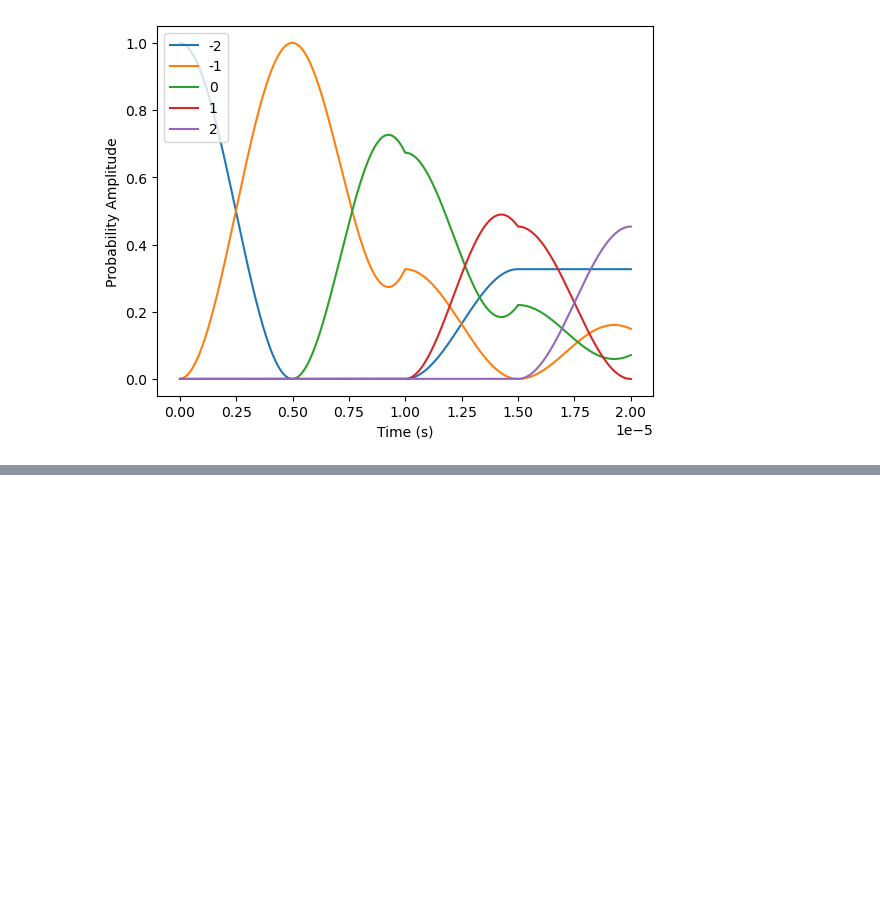
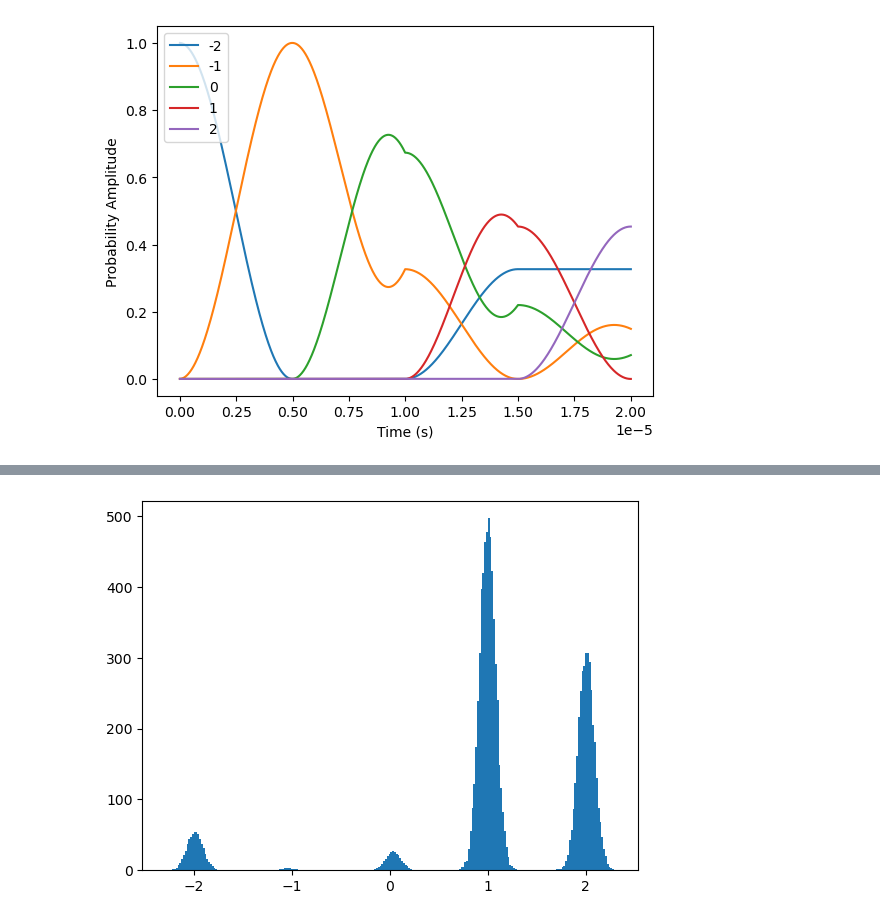
Before and after one commit to tr2g20/simulations, a Jupyter notebook: alternating_pulses_momentum_distribution.ipynb, the cells around one changed output, grey strips where cells are left out. Cells and saved outputs as stored; diff of their text form; code cells hidden in the pictures; blank space fills up the shorter version.

Commit message:
working momentum distribution sims

```diff
--- a/alternating_pulses_momentum_distribution.ipynb
+++ b/alternating_pulses_momentum_distribution.ipynb
@@ -87,0 +92,92 @@ plt.show()
+# %%
+N = 10000
+Temp = 0.01e-6
+sigma = np.sqrt(kb*Temp/m)
+atom_veloc = np.random.normal(loc = 0, scale = sigma, size = N)
+# %%
+# This is a test where im taking the single atom alternating pulse sim and applying it to a distribution of atoms
+# I will calcualte the final momentum distribution but not intermediate time steps
+# The basis is -2 to 2, the atom starts in (1,0,0,0,0) and the laser detuning is set to be resonant with only the first set of coupled states
+# The resulting distribution should be a mix with the majority in 2hbark and near zero in 1hbark
+
+n_min = -2
+n_max = 2
+n_tot = n_max - n_min + 1
+basis = np.arange(n_min, n_max + 1)
+
+Rabi_plus = 2*pi*100000
+Rabi_minus = 2*pi*100000
+Rabi_plus_time = 2*pi/Rabi_plus
+Rabi_minus_time = 2*pi/Rabi_minus
+
+Hplus = gen_ham_plus(basis = basis,
+                  phi_L = 0,
+                  omega_R_plus = Rabi_plus,
+)
+
+Hminus = gen_ham_minus(basis = basis,
+                  phi_L = 0,
+                  omega_R_minus = Rabi_minus,
+)
+
+data = np.zeros((np.size(basis), np.size(atom_veloc)))
+
+for v in range(len(atom_veloc)):
+    state_vec = np.zeros((np.size(basis), 1), dtype=np.complex128)
+    state_vec[0] = 1
+
+    H0 = gen_ham_free(basis = basis,
+                  delta_L = -3*dR,
+                  delta_D = k_eff*atom_veloc[v],
+                  delta_R = dR,
+    )
+
+    state_vec = time_evolve(Rabi_plus_time/2, Hplus + H0) @ state_vec
+
+    H0 = gen_ham_free(basis = basis,
+                  delta_L = -1*dR,
+                  delta_D = -k_eff*atom_veloc[v],
+                  delta_R = dR,
+    )
+
+    state_vec = time_evolve(Rabi_minus_time/2, Hminus + H0) @ state_vec
+
+    H0 = gen_ham_free(basis = basis,
+                  delta_L = 1*dR,
+                  delta_D = k_eff*atom_veloc[v],
+                  delta_R = dR,
+    )
+
+    state_vec = time_evolve(Rabi_plus_time/2, Hplus + H0) @ state_vec
+
+    H0 = gen_ham_free(basis = basis,
+                  delta_L = 3*dR,
+                  delta_D = -k_eff*atom_veloc[v],
+                  delta_R = dR,
+    )
+
+    state_vec = time_evolve(Rabi_minus_time/2, Hminus + H0) @ state_vec
+
+    square = np.abs(state_vec)**2
+    data[:,v] = square[:,0]
+
+init_mom_dist = atom_veloc*m
+
+b_coords, v_coords = np.indices((len(basis), len(atom_veloc)))
+
+init_mom_dist_tiled = np.tile(init_mom_dist, (len(basis),1))
+basis_tiled = np.transpose(np.tile(basis, (len(atom_veloc),1)))
+
+final_mom_dist_tiled = init_mom_dist_tiled + (hbar*k_eff*basis_tiled)
+
+
+final_mom_dist = np.ravel(final_mom_dist_tiled)
+
+state_fractions = np.ravel(data)
+
+final_mom_dist = final_mom_dist/(hbar*k_eff)
+
+print(hbar*k_eff)
+plt.hist(x=final_mom_dist, bins = 250, weights=state_fractions)
+plt.show()
+# %% [output]
@@ -87,0 +185 @@ plt.show()
+[figure, added]
```
Also changed, not shown: parts of 3 cells of this notebook, 1 other file.
